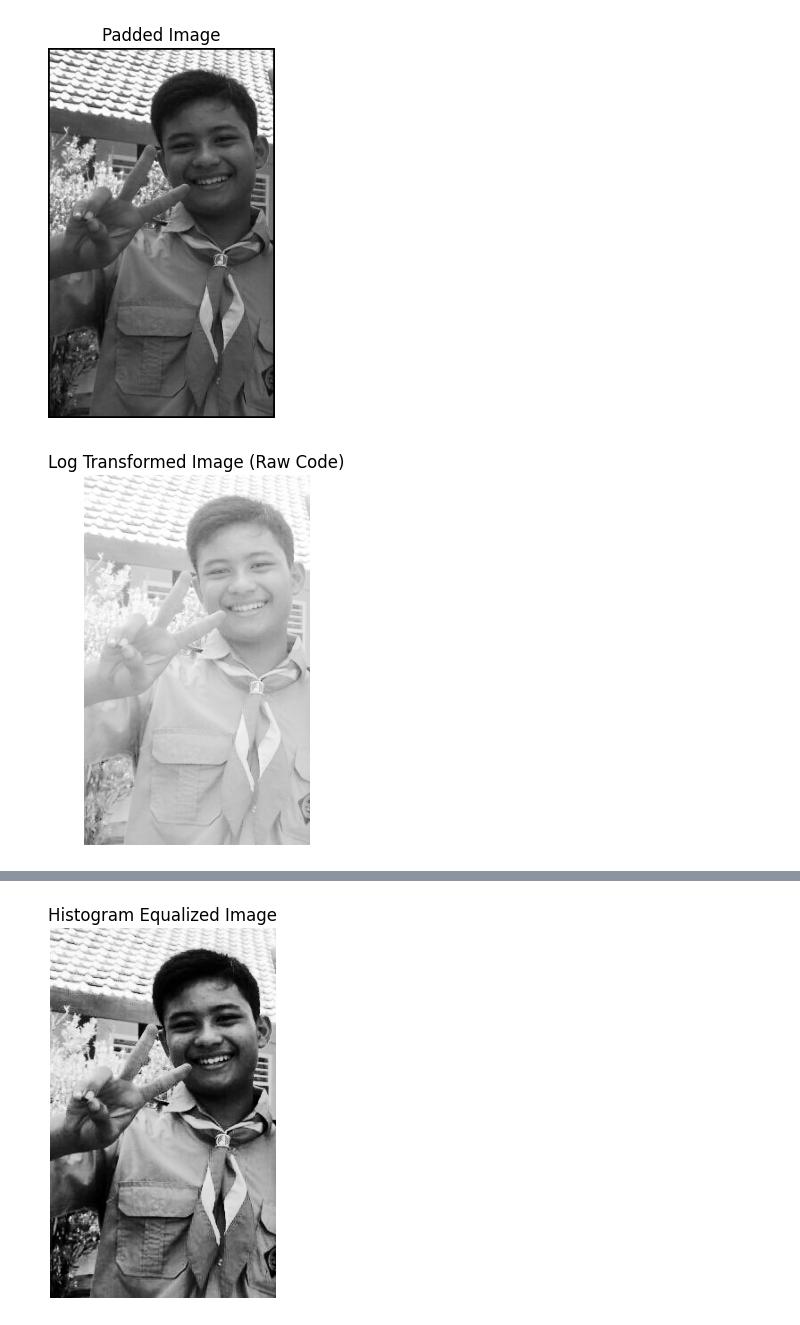
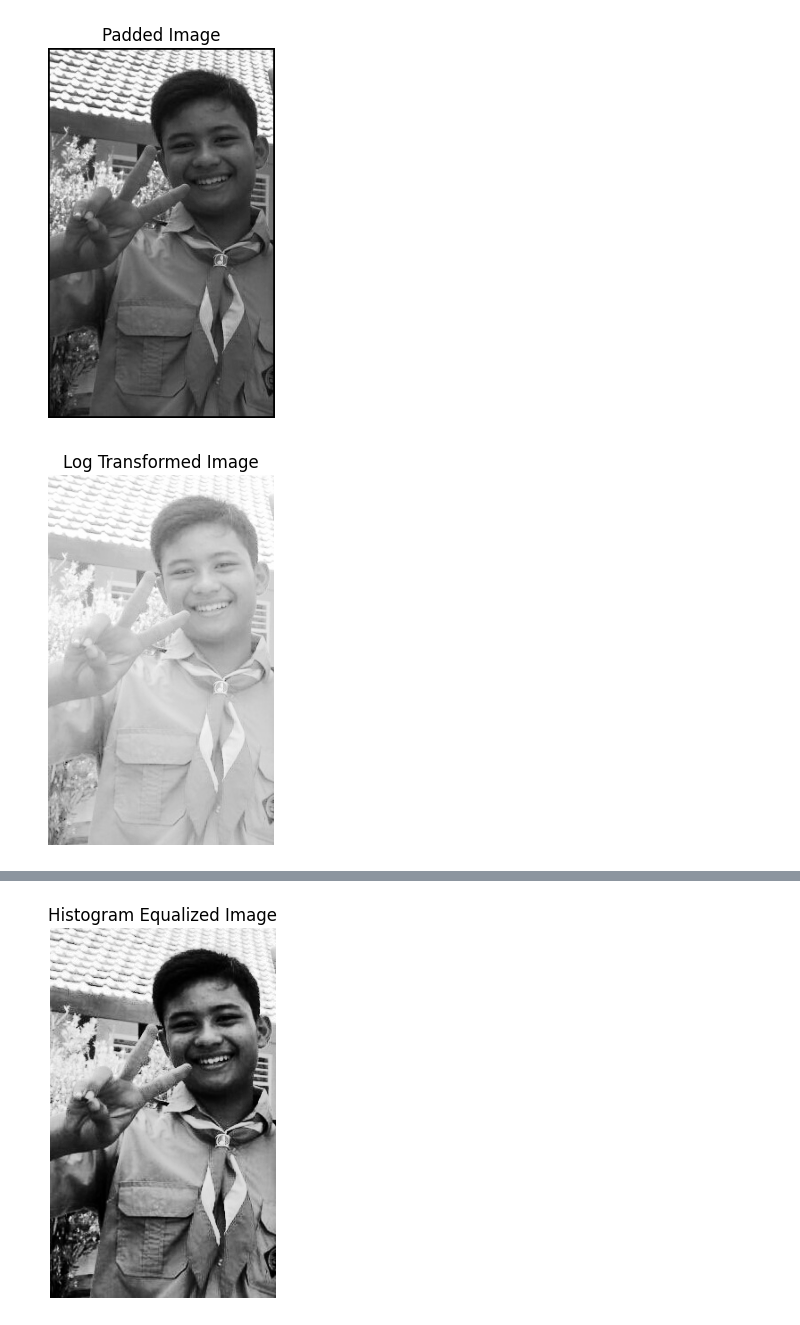
Before and after one commit to Faiznb/Tugas-PengolahanCitraDigital, a Jupyter notebook: PengolahanCitra.ipynb, the cells around one changed output, grey strips where cells are left out. Saved outputs shown, nothing was run; the diff lists cells and outputs as text; code cells hidden in the pictures.

```diff
--- a/PengolahanCitra.ipynb
+++ b/PengolahanCitra.ipynb
@@ -199,34 +174,31 @@ plt.show()
 # %%
 # Log Transformation menggunakan raw code
 def log_transform_raw(image):
-    """
-    Lakukan transformasi log pada citra menggunakan raw code.
-    """
     # Konstanta c berdasarkan nilai maksimum pixel di citra
     max_pixel = max([max(row) for row in image])
     c = 255 / (np.log(1 + max_pixel))  # Skala konstanta c
 
     # Lakukan transformasi log secara manual untuk setiap pixel
     log_image = []
     for row in image:
         new_row = []
         for pixel in row:
             new_pixel = c * np.log(1 + pixel)  # Formula log
             new_row.append(int(new_pixel))  # Hasilnya di-round dan di-convert ke integer
         log_image.append(new_row)
 
     return np.array(log_image, dtype=np.uint8)
 
 # Penerapan Log Transformation dengan raw code
 log_transformed_image = log_transform_raw(gray_img)
 
 # Tampilkan hasil log transform
 plt.imshow(log_transformed_image, cmap='gray')
-plt.title("Log Transformed Image (Raw Code)")
+plt.title("Log Transformed Image")
 plt.axis('off')
 plt.show()
 # %% [output]
-[figure, old version]
+[figure, new version]
 # %%
 # Negative Transformation menggunakan raw code
 def negative_transform_raw(image):
```
Also changed, not shown: parts of 3 cells of this notebook.
